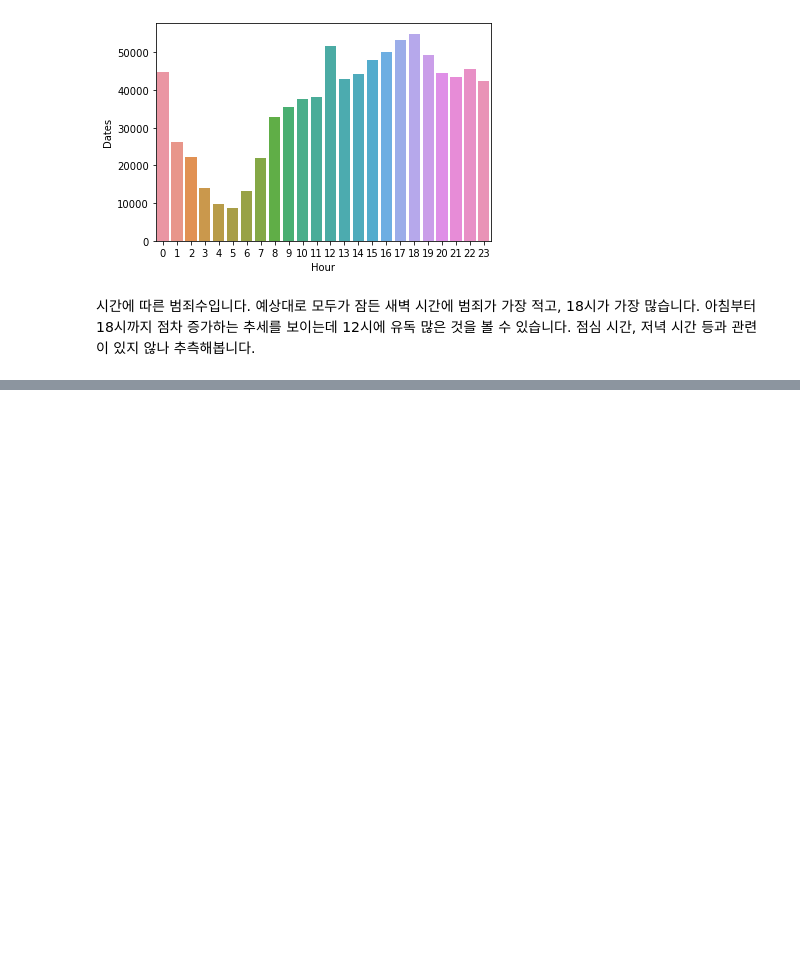
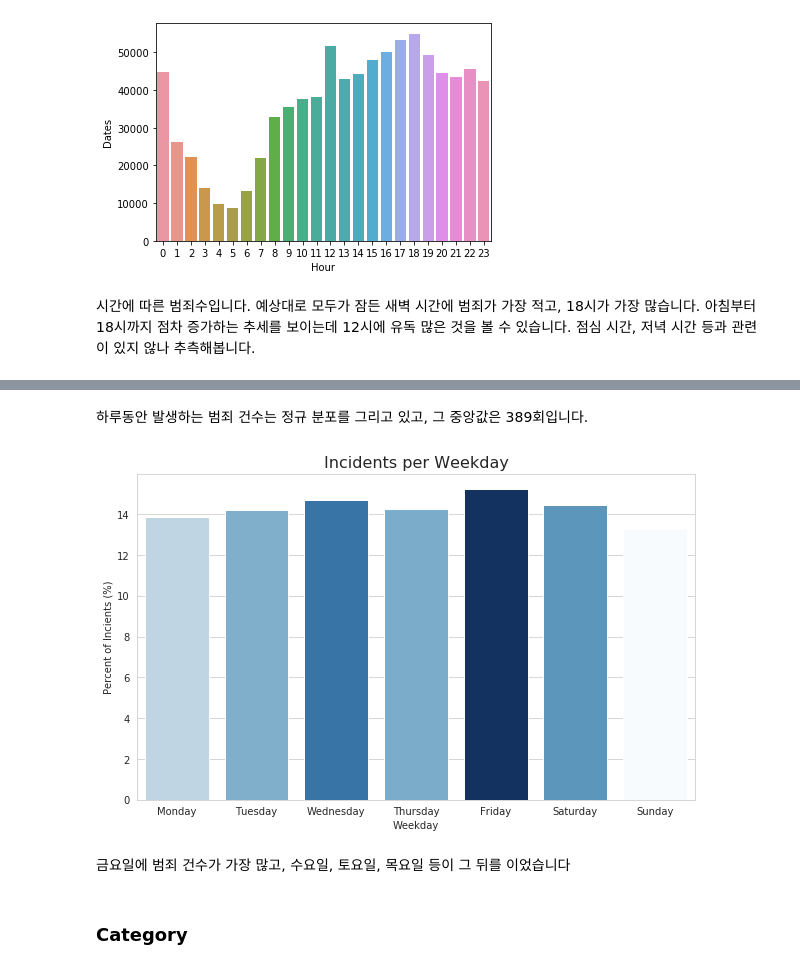
Before and after one commit to BaekKyunShin/Kaggle, a Jupyter notebook: SanFrancisco_Crime_Classification/4. San Francisco Crime Classification from a top ranker.ipynb, the cells around one changed output, grey strips where cells are left out. Drawn from its saved outputs; the diff is of its cells as text; code cells hidden in the pictures; blank space fills up the shorter version.

```diff
--- a/SanFrancisco_Crime_Classification/4. San Francisco Crime Classification from a top ranker.ipynb
+++ b/SanFrancisco_Crime_Classification/4. San Francisco Crime Classification from a top ranker.ipynb
@@ -184,0 +205,23 @@ sns.barplot(x=hour_series.index, y=hour_series);
+# %% [markdown]
+하루동안 발생하는 범죄 건수는 정규 분포를 그리고 있고, 그 중앙값은 389회입니다.
+# %%
+weekday_series = train.groupby('DayOfWeek').count().iloc[:,0]
+weekday_series = weekday_series.reindex([
+    'Monday', 'Tuesday', 'Wednesday', 'Thursday', 'Friday', 'Saturday',
+    'Sunday'])
+
+with sns.axes_style("whitegrid"):
+    f, ax = plt.subplots(1, figsize=(10, 6))
+    sns.barplot(
+        weekday_series.index, (weekday_series.values / weekday_series.values.sum()) * 100,
+        palette=cm.ScalarMappable(cmap='Blues').to_rgba(weekday_series.values))
+
+plt.title('Incidents per Weekday', fontdict={'fontsize':16})
+plt.xlabel('Weekday')
+plt.ylabel('Percent of Incients (%)');
+# %% [output]
+[figure, added]
+# %% [markdown]
+금요일에 범죄 건수가 가장 많고, 수요일, 토요일, 목요일 등이 그 뒤를 이었습니다
+# %% [markdown]
+### Category
```
Also changed, not shown: parts of 15 cells of this notebook, 1 other file.
